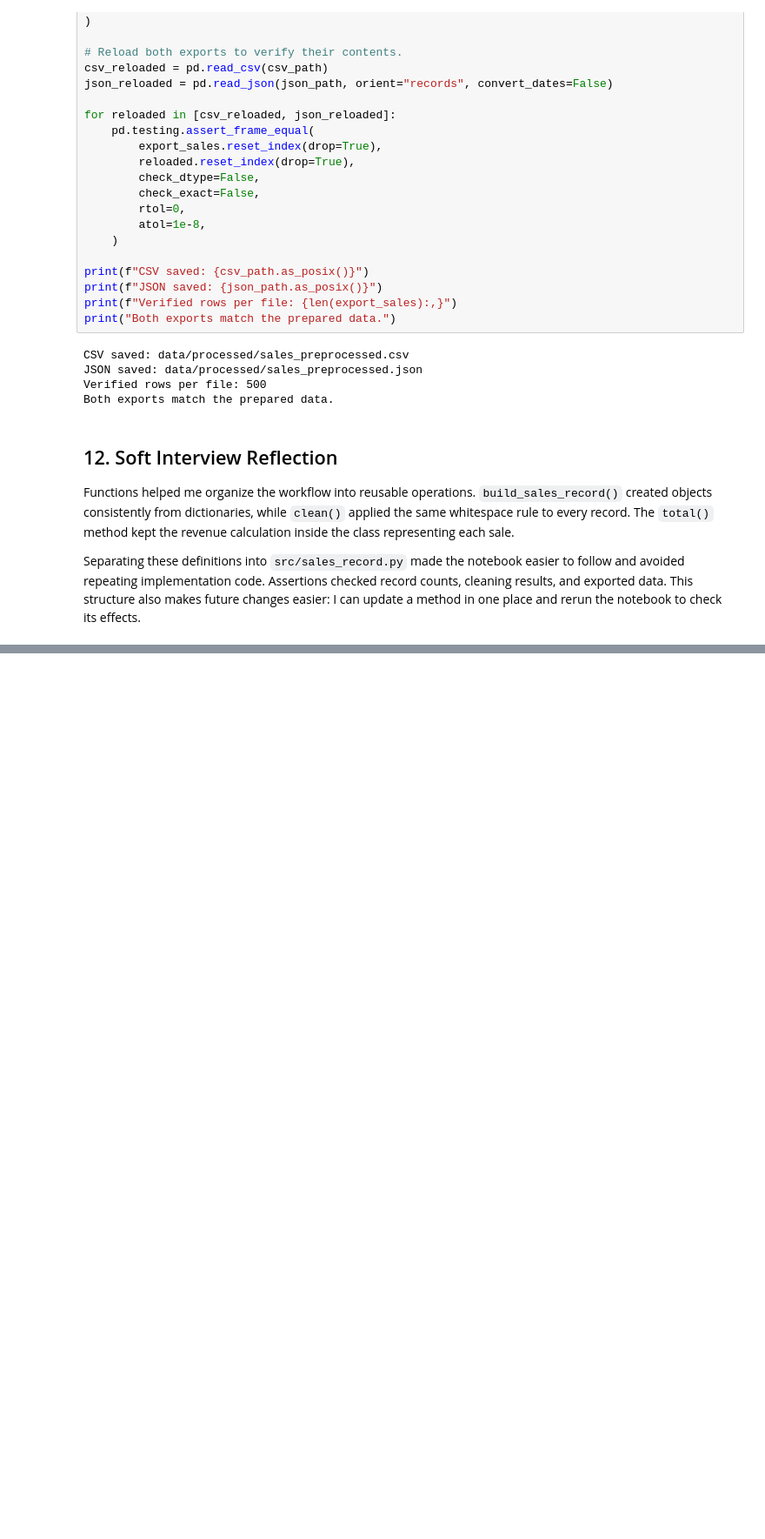
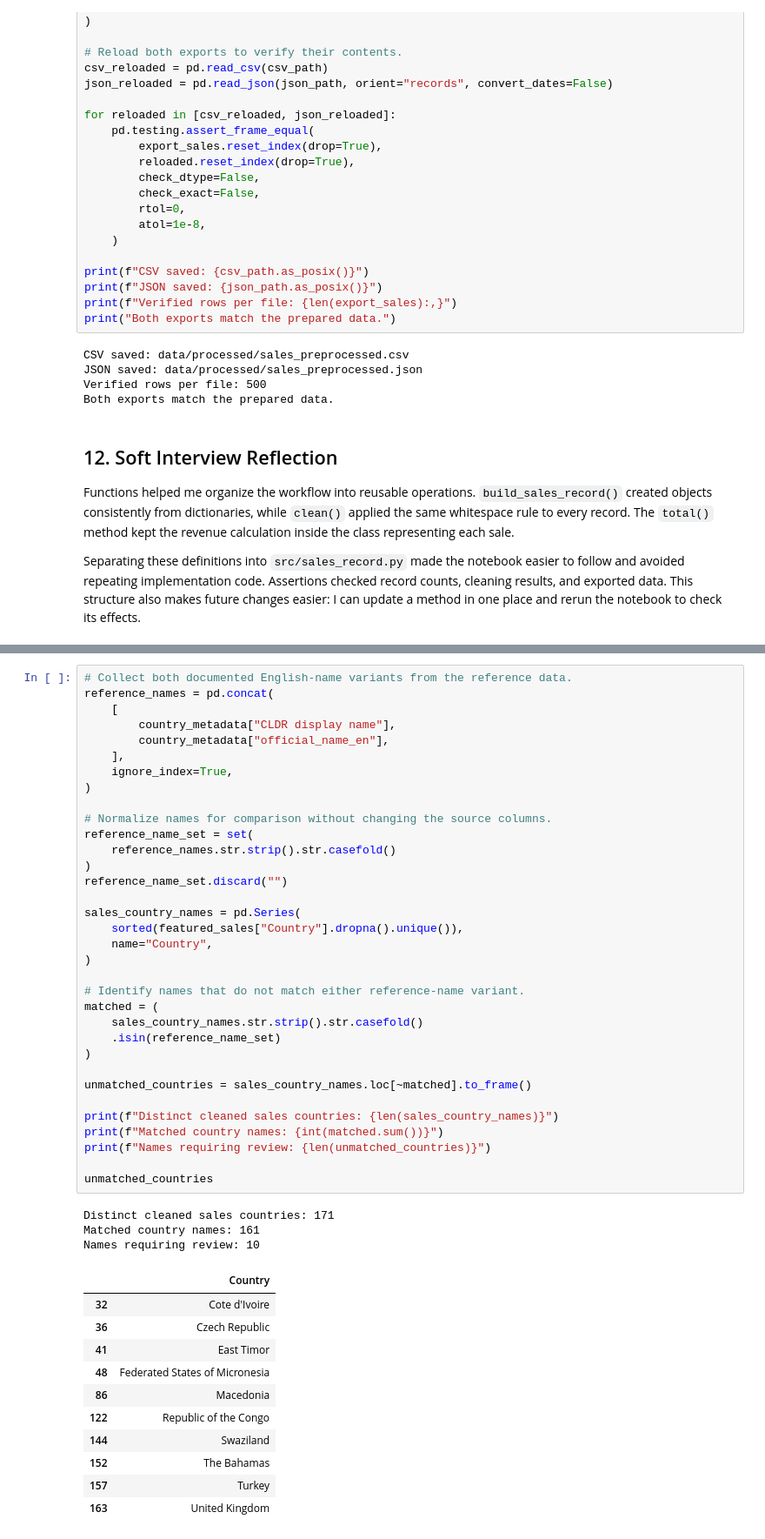
Before and after one commit to antoniosg2025-stack/DataColletion-PreProcessing, a Jupyter notebook: DataCollection_Preprocessing.ipynb, the cells around one changed output, grey strips where cells are left out. Shown at 87% size. Saved outputs shown, nothing was run; the diff lists cells and outputs as text; blank space fills up the shorter version.

```diff
--- a/DataCollection_Preprocessing.ipynb
+++ b/DataCollection_Preprocessing.ipynb
@@ -596,0 +645,49 @@ Separating these definitions into `src/sales_record.py` made the notebook easier
+# %%
+# Collect both documented English-name variants from the reference data.
+reference_names = pd.concat(
+    [
+        country_metadata["CLDR display name"],
+        country_metadata["official_name_en"],
+    ],
+    ignore_index=True,
+)
+
+# Normalize names for comparison without changing the source columns.
+reference_name_set = set(
+    reference_names.str.strip().str.casefold()
+)
+reference_name_set.discard("")
+
+sales_country_names = pd.Series(
+    sorted(featured_sales["Country"].dropna().unique()),
+    name="Country",
+)
+
+# Identify names that do not match either reference-name variant.
+matched = (
+    sales_country_names.str.strip().str.casefold()
+    .isin(reference_name_set)
+)
+
+unmatched_countries = sales_country_names.loc[~matched].to_frame()
+
+print(f"Distinct cleaned sales countries: {len(sales_country_names)}")
+print(f"Matched country names: {int(matched.sum())}")
+print(f"Names requiring review: {len(unmatched_countries)}")
+
+unmatched_countries
+# %% [output]
+Distinct cleaned sales countries: 171
+Matched country names: 161
+Names requiring review: 10
+|  | Country |
+| 32 | Cote d'Ivoire |
+| 36 | Czech Republic |
+| 41 | East Timor |
+| 48 | Federated States of Micronesia |
+| 86 | Macedonia |
+| 122 | Republic of the Congo |
+| 144 | Swaziland |
+| 152 | The Bahamas |
+| 157 | Turkey |
+| 163 | United Kingdom |
```
Also changed, not shown: parts of 13 cells of this notebook, 5 other files.
